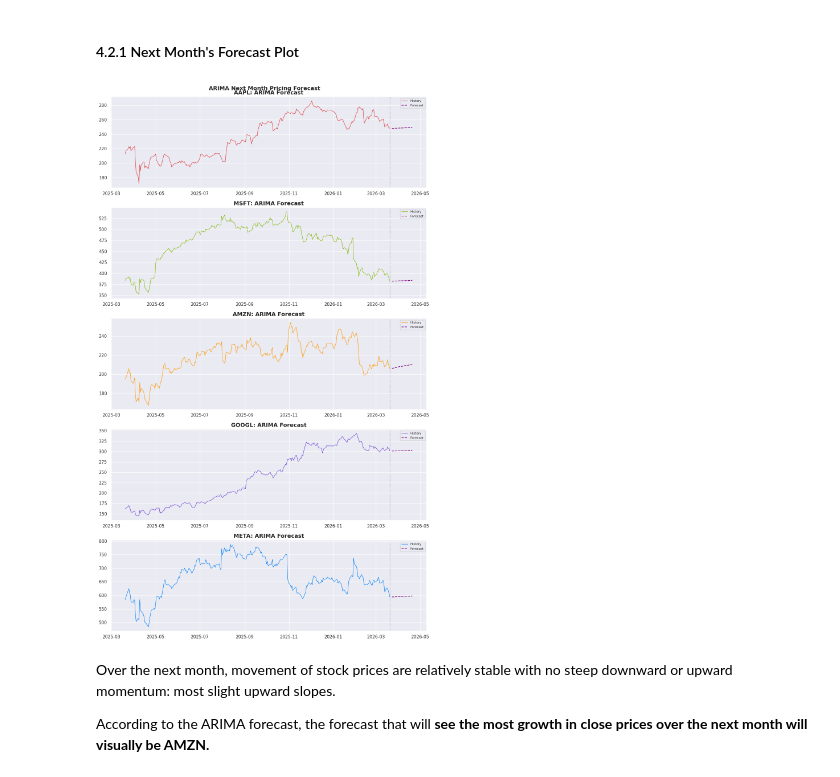
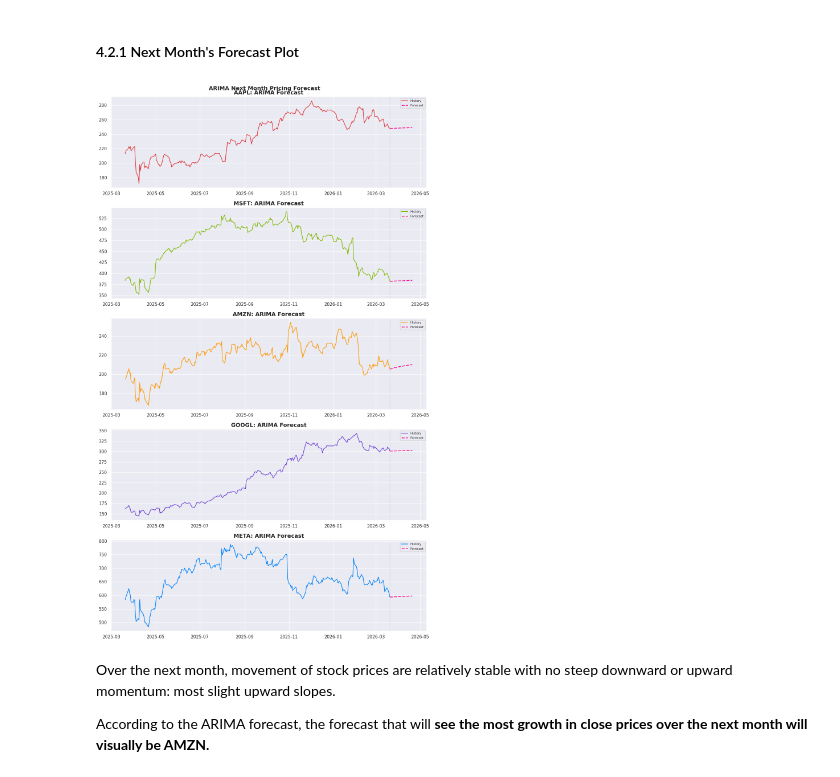
Before and after one commit to giddygarcia/stock-price-forecasting, a Jupyter notebook: StockPredictions.ipynb, the cells around one changed output. Drawn from its saved outputs; the diff is of its cells as text; code cells hidden in the pictures.

```diff
--- a/StockPredictions.ipynb
+++ b/StockPredictions.ipynb
@@ -215,11 +217,11 @@ Adding 2 new informational features:
 log_ret = np.log(df["Close"] / df["Close"].shift(1))
 log_ret.columns = pd.MultiIndex.from_product([["Return"], log_ret.columns])
 
-# monthly volatility 21 day rolling annualized
-monthly_vol = log_ret["Return"].rolling(21).std() * np.sqrt(252)
+# monthly volatility 21 day rolling
+monthly_vol = log_ret["Return"].rolling(21).std()
 monthly_vol.columns = pd.MultiIndex.from_product([["Volatility"], monthly_vol.columns])
 
 df = pd.concat([df, log_ret, monthly_vol], axis=1)
 df = df.sort_index(axis=1)
-df.tail()
+df[["Return", "Volatility"]].tail()
 # %% [output]
@@ -394,17 +404,17 @@ for ticker in tickers:
 axes[0].set_title("Volume Over Time")
 axes[0].tick_params(axis="x", rotation=0)
 
-volume_yearly = df["Volume"].resample("YE").median()[tickers]
+volume_monthly = df["Volume"].resample("ME").median()[tickers]
 for ticker in tickers:
     sns.lineplot(
-        data=volume_yearly,
-        x=volume_yearly.index,
+        data=volume_monthly,
+        x=volume_monthly.index,
         y=ticker,
         color=logo_palette[ticker],
         label=ticker,
         ax=axes[1],
     )
-axes[1].set_title("Volume Over Time (yearly)")
+axes[1].set_title("Volume Over Time (monthly)")
 
 plt.tight_layout()
 plt.show()
@@ -742,7 +754,7 @@ META diff p-value: 0.0000
 ✅ Significant p-values = 0. Data is now stationary for ARIMA modelling.
 # %%
 n = len(tickers)
-fig, axes = plt.subplots(n, 1, figsize=(10, 2 * n), sharex=True)
+fig, axes = plt.subplots(n, 1, figsize=(8, 2 * n), sharex=True)
 
 for i, ticker in enumerate(tickers):
     sns.lineplot(
@@ -983,29 +997,25 @@ With our strong performing ARIMA model, we can take a look at how the stock pric
 # %% [markdown]
 #### 4.2.1 Next Month's Forecast Plot
 # %%
-forecast_horizon = 21
-
 fig, axes = plt.subplots(len(tickers), figsize=(12, 4 * len(tickers)))
 if len(tickers) == 1:
     axes = [axes]
 
 for i, ticker in enumerate(tickers):
     plot_model_forecast(
         ticker,
-        "arima",
         axes[i],
         df_close,
         final_models,
-        logo_palette=logo_palette,
-        forecast_horizon=21,
+        palette=logo_palette,
+        invert_diff=True,
     )
-
 
 plt.suptitle("ARIMA Next Month Pricing Forecast", fontsize=14, fontweight="bold")
 plt.tight_layout()
 plt.show()
 # %% [output]
-[figure, old version]
+[figure, new version]
 # %% [markdown]
 Over the next month, movement of stock prices are relatively stable with no steep downward or upward momentum: most slight upward slopes.
 
```
Also changed, not shown: parts of 45 cells of this notebook, 1 other file.
